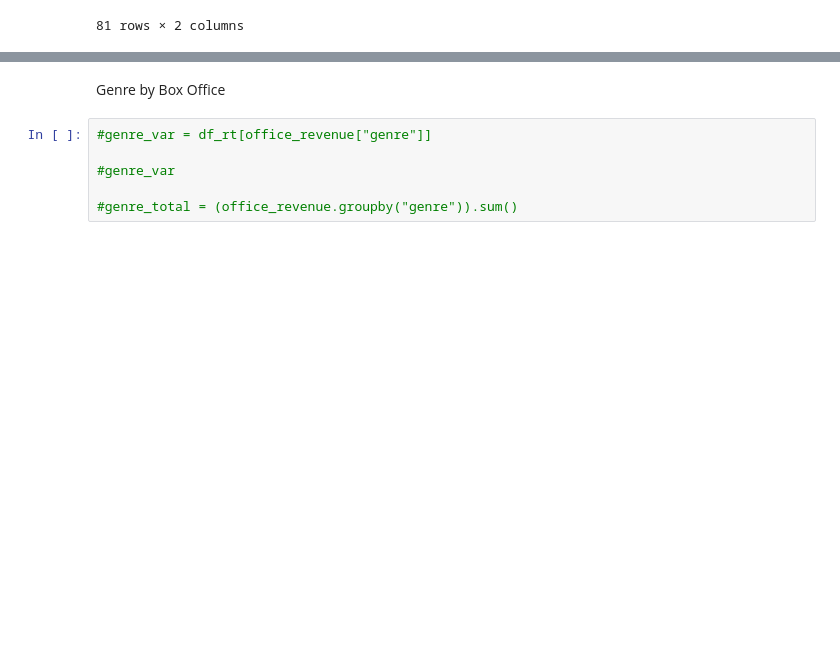
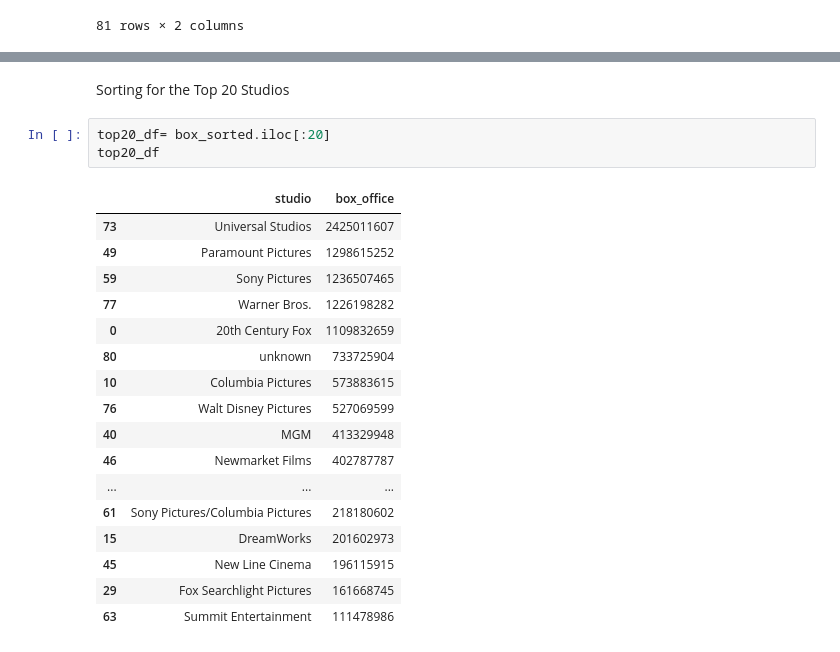
Before and after one commit to reboyce/Gilbert-Team-Repo, a Jupyter notebook: Notebooks/Telma's Notebook.ipynb, the cells around one changed output, grey strips where cells are left out. Saved outputs shown, nothing was run; the diff lists cells and outputs as text; blank space fills up the shorter version.

```diff
--- a/Notebooks/Telma's Notebook.ipynb
+++ b/Notebooks/Telma's Notebook.ipynb
@@ -389,8 +322,23 @@ ax.set_xticklabels(labels=x,rotation=90);
-# %% [markdown]
-Genre by Box Office
-# %%
-#genre_var = df_rt[office_revenue["genre"]]
-
-#genre_var
-
-#genre_total = (office_revenue.groupby("genre")).sum()
+# %% [markdown]
+Sorting for the Top 20 Studios
+# %%
+top20_df= box_sorted.iloc[:20]
+top20_df
+# %% [output]
+|  | studio | box_office |
+| 73 | Universal Studios | 2425011607 |
+| 49 | Paramount Pictures | 1298615252 |
+| 59 | Sony Pictures | 1236507465 |
+| 77 | Warner Bros. | 1226198282 |
+| 0 | 20th Century Fox | 1109832659 |
+| 80 | unknown | 733725904 |
+| 10 | Columbia Pictures | 573883615 |
+| 76 | Walt Disney Pictures | 527069599 |
+| 40 | MGM | 413329948 |
+| 46 | Newmarket Films | 402787787 |
+| ... | ... | ... |
+| 61 | Sony Pictures/Columbia Pictures | 218180602 |
+| 15 | DreamWorks | 201602973 |
+| 45 | New Line Cinema | 196115915 |
+| 29 | Fox Searchlight Pictures | 161668745 |
+| 63 | Summit Entertainment | 111478986 |
```
Also changed, not shown: parts of 29 cells of this notebook.
